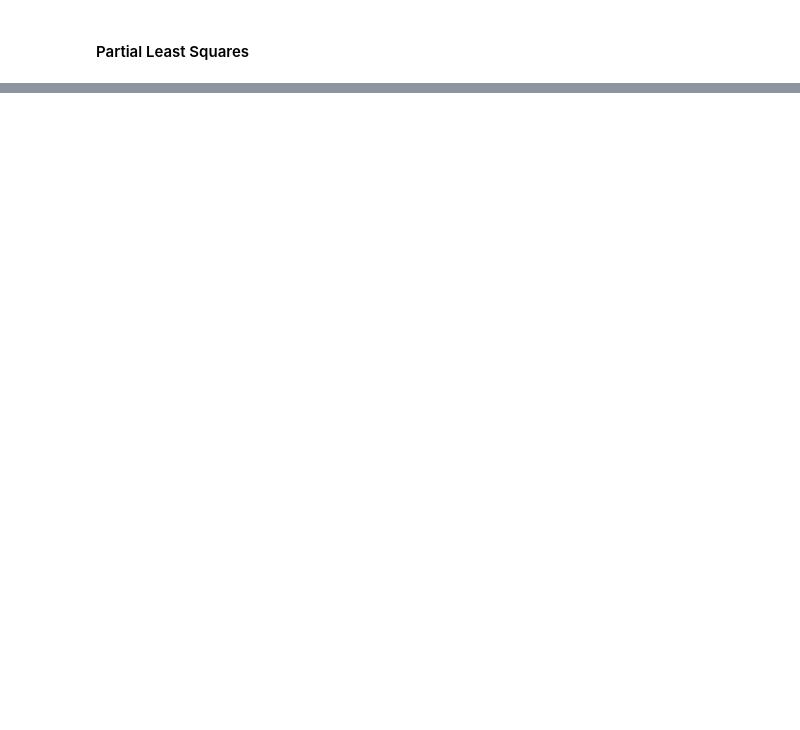
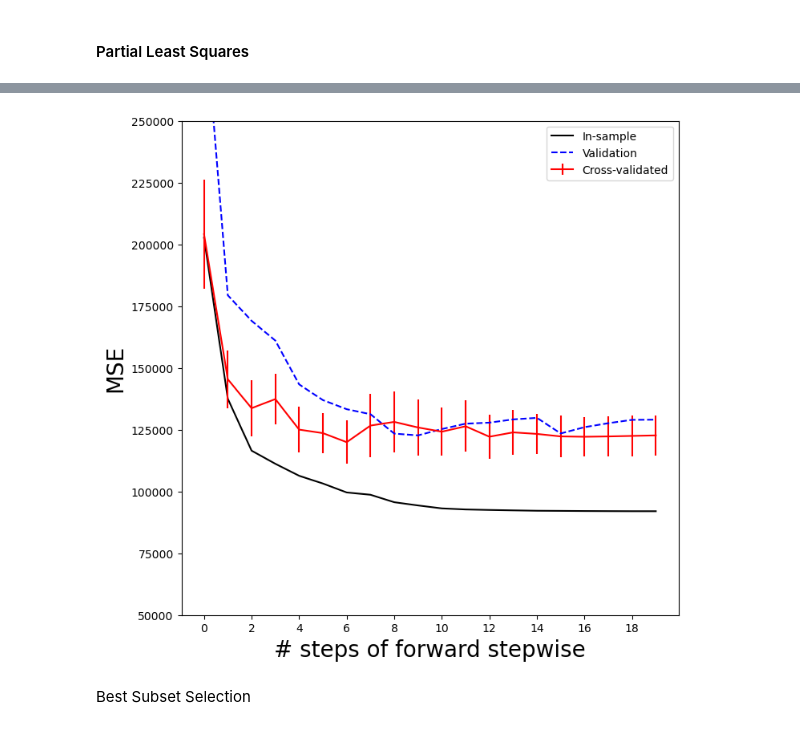
Before and after one commit to zozoking101/An-Introduction-to-Statistical-Learning-with-Applications-in-Python, a Jupyter notebook: 6_Linear_Model_Selection_and_Regularization/Chapter_6.ipynb, the cells around one changed output, grey strips where cells are left out. Saved outputs shown, nothing was run; the diff lists cells and outputs as text; code cells hidden in the pictures; blank space fills up the shorter version.

```diff
--- a/6_Linear_Model_Selection_and_Regularization/Chapter_6.ipynb
+++ b/6_Linear_Model_Selection_and_Regularization/Chapter_6.ipynb
@@ -936,0 +1278,10 @@ nents. Consequently, PCR suffers from a drawback: there is no guarantee
+# %%
+K = 5
+kfold = skm.KFold(K,
+                  random_state=0,
+                  shuffle=True)
+Yhat_cv = skm.cross_val_predict(full_path,
+                                Hitters,
+                                Y,
+                                cv=kfold)
+Yhat_cv.shape
@@ -936,0 +1290,8 @@ nents. Consequently, PCR suffers from a drawback: there is no guarantee
+# %%
+cv_mse = []
+for train_idx, test_idx in kfold.split(Y):
+    errors = (Yhat_cv[test_idx]- Y[test_idx,None])**2
+    cv_mse.append(errors.mean(0)) # column means
+
+cv_mse = np.array(cv_mse).T
+cv_mse.shape
@@ -936,0 +1300,8 @@ nents. Consequently, PCR suffers from a drawback: there is no guarantee
+# %%
+ax.errorbar(np.arange(n_steps),cv_mse.mean(1),
+            cv_mse.std(1) / np.sqrt(K),
+            label='Cross-validated',
+            c='r') # color red
+ax.set_ylim([50000,250000])
+ax.legend()
+mse_fig
@@ -936,0 +1310,23 @@ nents. Consequently, PCR suffers from a drawback: there is no guarantee
+# %%
+validation = skm.ShuffleSplit(n_splits=1,
+                              test_size=0.2,
+                              random_state=0)
+for train_idx, test_idx in validation.split(Y):
+    full_path.fit(Hitters.iloc[train_idx],
+                  Y[train_idx])
+    Yhat_val = full_path.predict(Hitters.iloc[test_idx])
+    errors = (Yhat_val- Y[test_idx,None])**2
+    validation_mse = errors.mean(0)
+# %%
+ax.plot(np.arange(n_steps),
+        validation_mse,
+        'b--', # color blue, broken line
+        label='Validation')
+ax.set_xticks(np.arange(n_steps)[::2])
+ax.set_ylim([50000,250000])
+ax.legend()
+mse_fig
+# %% [output]
+[figure, added]
+# %% [markdown]
+Best Subset Selection
```
Also changed, not shown: parts of 80 cells of this notebook.
